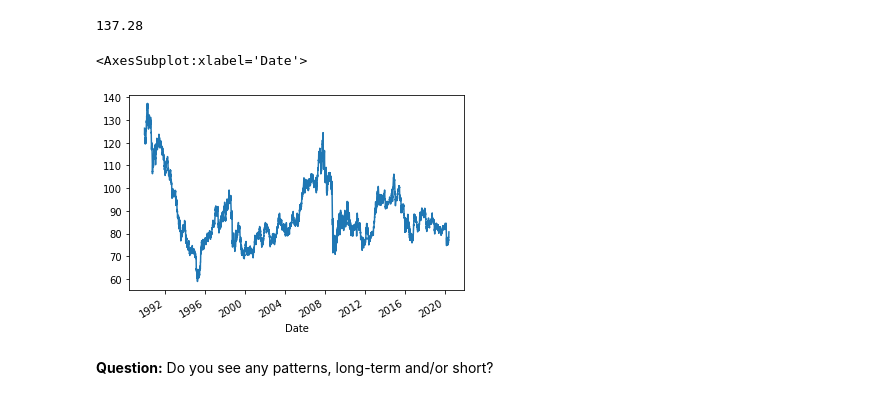
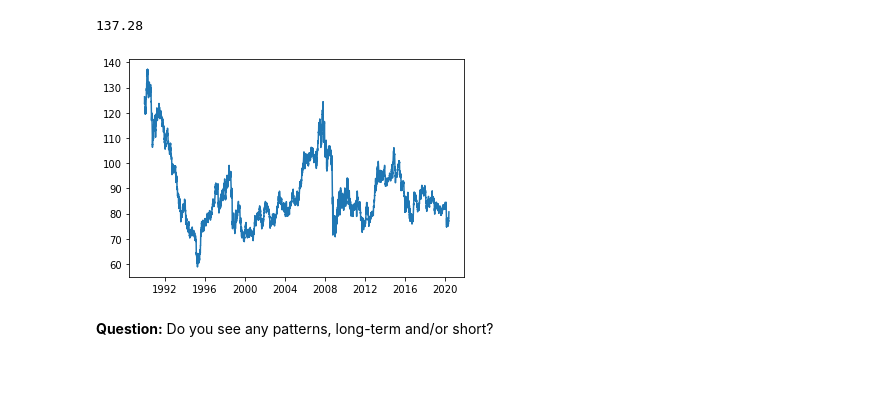
Before and after one commit to aaargyrou/Time-Series--CAD-JPY, a Jupyter notebook: Code/time_series_analysis.ipynb, the cells around one changed output. Drawn from its saved outputs; the diff is of its cells as text; code cells hidden in the pictures; blank space fills up the shorter version.

```diff
--- a/Code/time_series_analysis.ipynb
+++ b/Code/time_series_analysis.ipynb
@@ -45,10 +46,10 @@ cad_jpy_df["Price"].max()
 137.28
 # %%
 # Plot just the "Price" column from the dataframe:
-cad_jpy_df["Price"].plot()
+plt.plot(cad_jpy_df["Price"])
+plt.savefig("../Images/cad_jpy_price.png")
 # %% [output]
-<AxesSubplot:xlabel='Date'>
-[figure, old version]
+[figure, new version]
 # %% [markdown]
 **Question:** Do you see any patterns, long-term and/or short?
 # %% [markdown]
```
Also changed, not shown: parts of 16 cells of this notebook, 11 other files.
